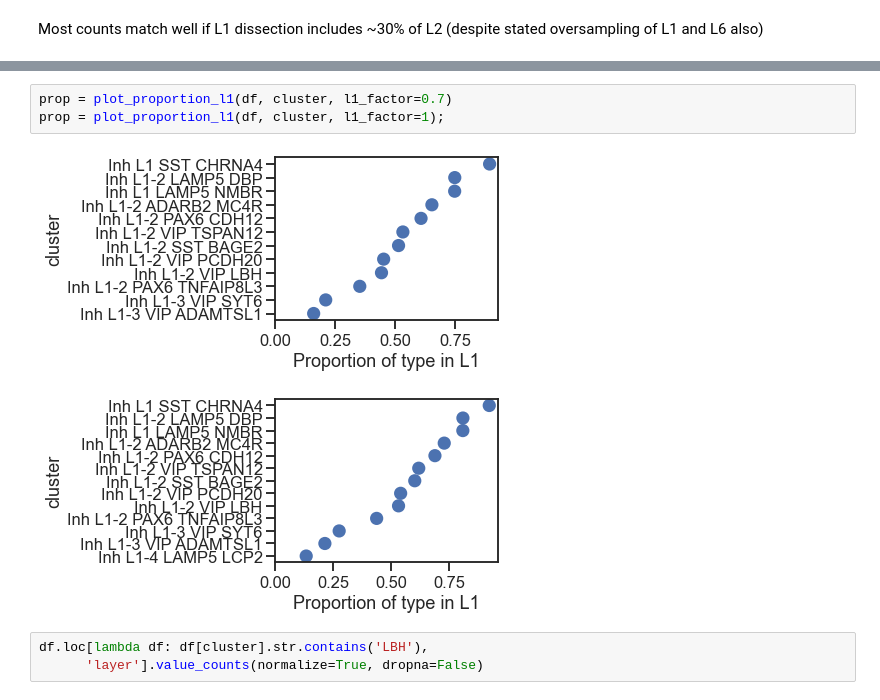
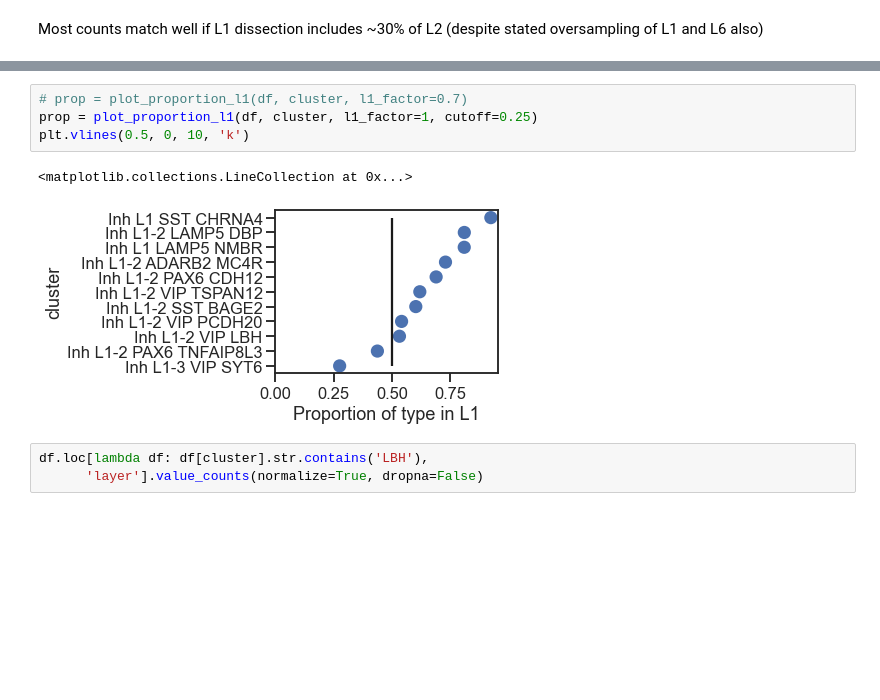
Before and after one commit to AllenInstitute/patchseq_human_L1, a Jupyter notebook: notebooks/l1_proportions.ipynb, the cells around one changed output, grey strips where cells are left out. Saved outputs shown, nothing was run; the diff lists cells and outputs as text; blank space fills up the shorter version.

```diff
--- a/notebooks/l1_proportions.ipynb
+++ b/notebooks/l1_proportions.ipynb
@@ -138,9 +139,10 @@ Name: Fraction of L1, dtype: float64
 # %%
-prop = plot_proportion_l1(df, cluster, l1_factor=0.7)
-prop = plot_proportion_l1(df, cluster, l1_factor=1);
+# prop = plot_proportion_l1(df, cluster, l1_factor=0.7)
+prop = plot_proportion_l1(df, cluster, l1_factor=1, cutoff=0.25)
+plt.vlines(0.5, 0, 10, 'k')
 # %% [output]
+<matplotlib.collections.LineCollection at 0x...>
-[figure, old version]
+[figure, new version]
-[figure, removed]
 # %%
 df.loc[lambda df: df[cluster].str.contains('LBH'),
       'layer'].value_counts(normalize=True, dropna=False)
```
Also changed, not shown: parts of 2 cells of this notebook, 19 other files.
